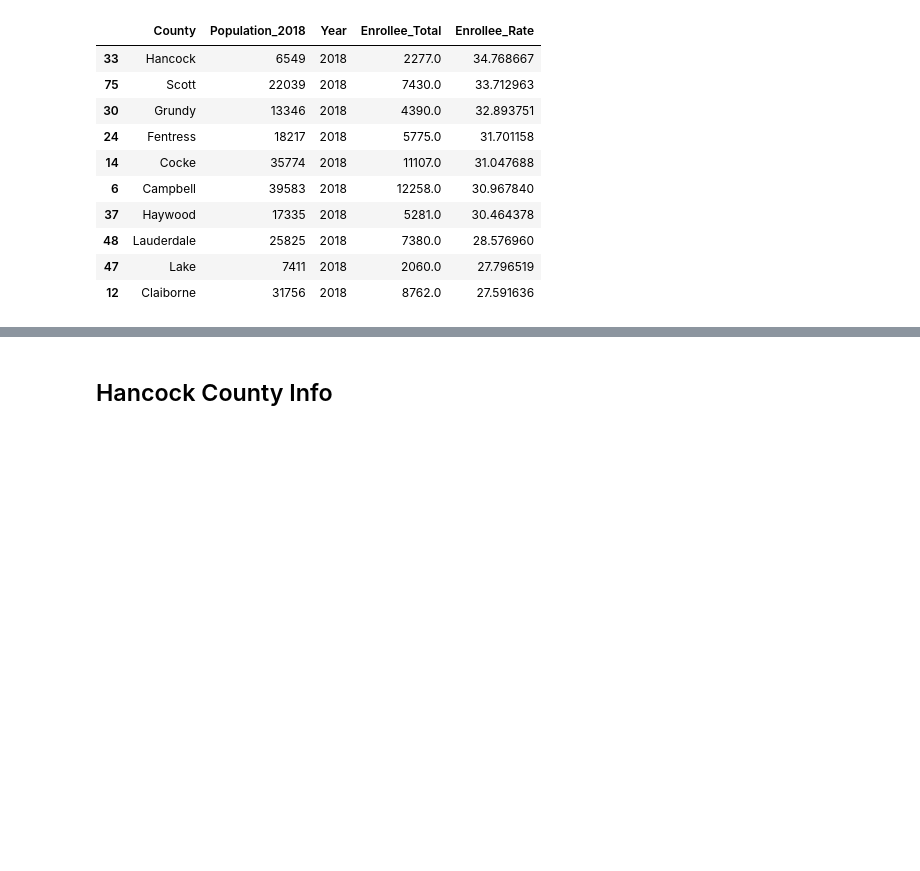
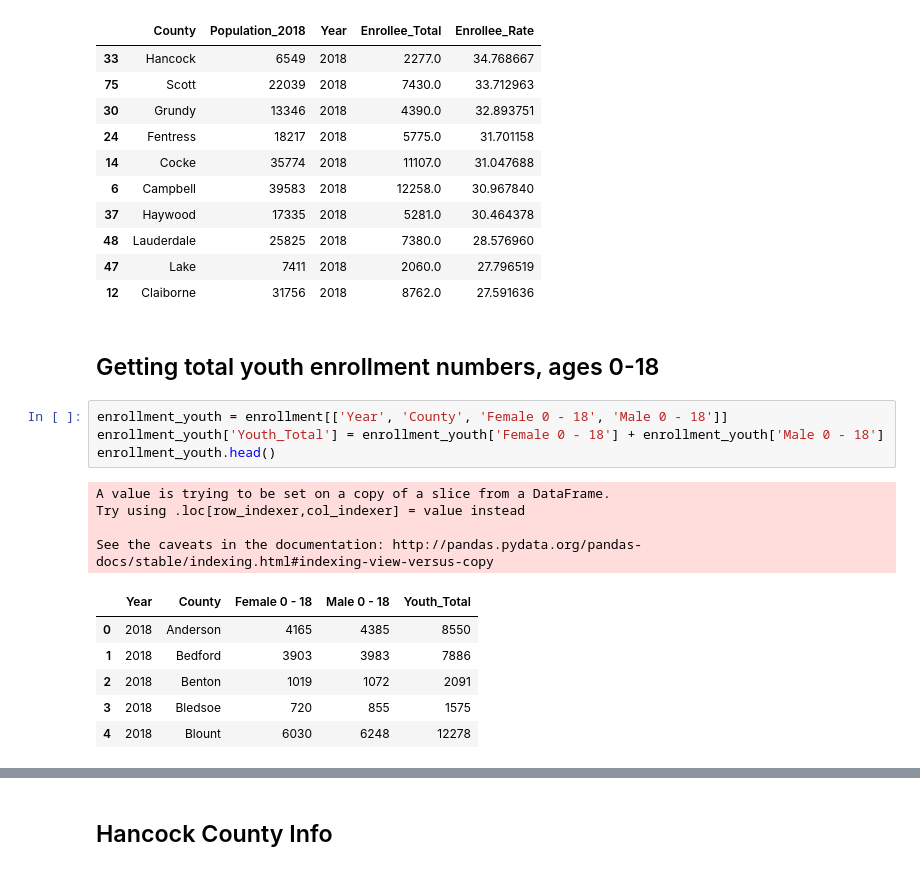
Before and after one commit to bryanclanton/TennCare-Enrollment-Analysis, a Jupyter notebook: TennCare_Enrollment_Analysis.ipynb, the cells around one changed output, grey strips where cells are left out. Drawn from its saved outputs; the diff is of its cells as text; blank space fills up the shorter version.

```diff
--- a/TennCare_Enrollment_Analysis.ipynb
+++ b/TennCare_Enrollment_Analysis.ipynb
@@ -359,3 +358,20 @@ population_enrollee_2018.head(10)
 | 48 | Lauderdale | 25825 | 2018 | 7380.0 | 28.576960 |
 | 47 | Lake | 7411 | 2018 | 2060.0 | 27.796519 |
 | 12 | Claiborne | 31756 | 2018 | 8762.0 | 27.591636 |
+# %% [markdown]
+## Getting total youth enrollment numbers, ages 0-18
+# %%
+enrollment_youth = enrollment[['Year', 'County', 'Female 0 - 18', 'Male 0 - 18']]
+enrollment_youth['Youth_Total'] = enrollment_youth['Female 0 - 18'] + enrollment_youth['Male 0 - 18']
+enrollment_youth.head()
+# %% [output]
+A value is trying to be set on a copy of a slice from a DataFrame.
+Try using .loc[row_indexer,col_indexer] = value instead
+
+See the caveats in the documentation: http://pandas.pydata.org/pandas-docs/stable/indexing.html#indexing-view-versus-copy
+|  | Year | County | Female 0 - 18 | Male 0 - 18 | Youth_Total |
+| 0 | 2018 | Anderson | 4165 | 4385 | 8550 |
+| 1 | 2018 | Bedford | 3903 | 3983 | 7886 |
+| 2 | 2018 | Benton | 1019 | 1072 | 2091 |
+| 3 | 2018 | Bledsoe | 720 | 855 | 1575 |
+| 4 | 2018 | Blount | 6030 | 6248 | 12278 |
```
Also changed, not shown: parts of 8 cells of this notebook, 3 other files.
